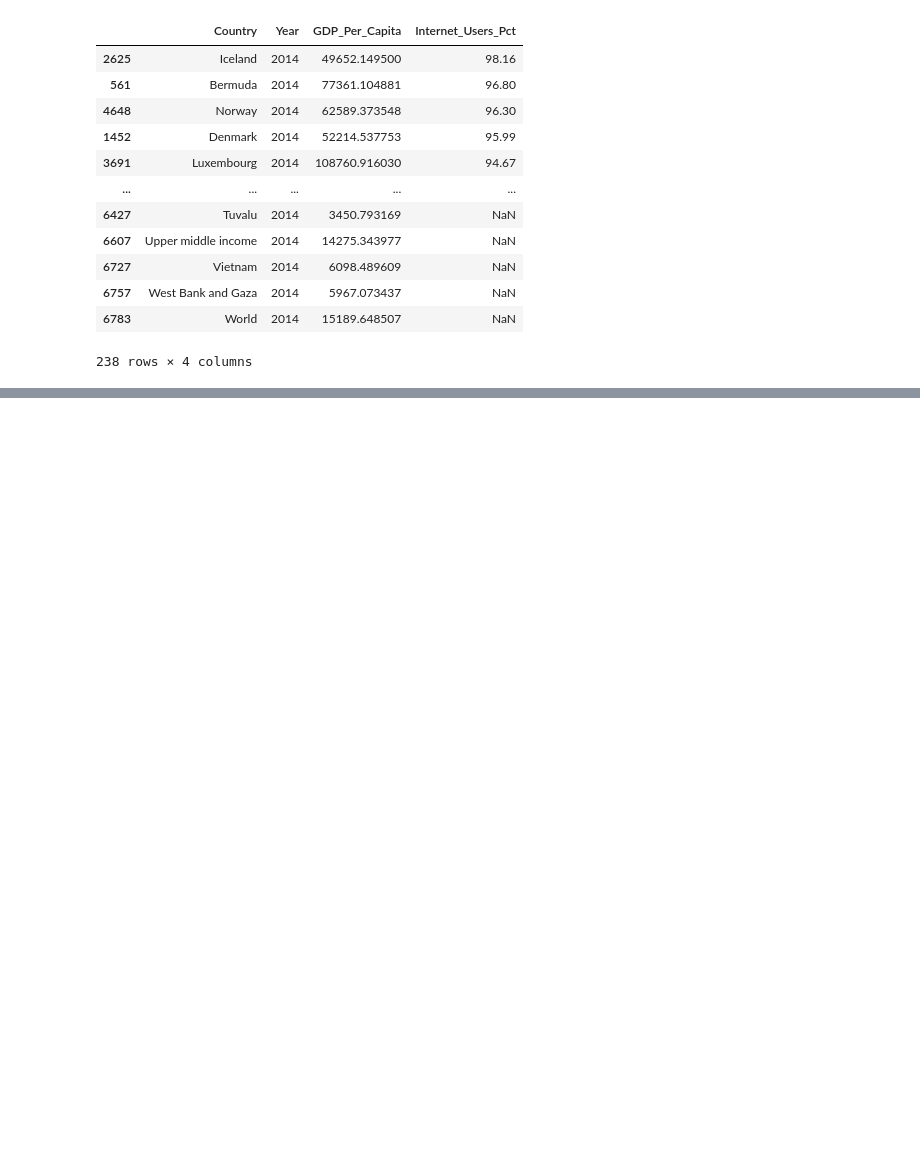
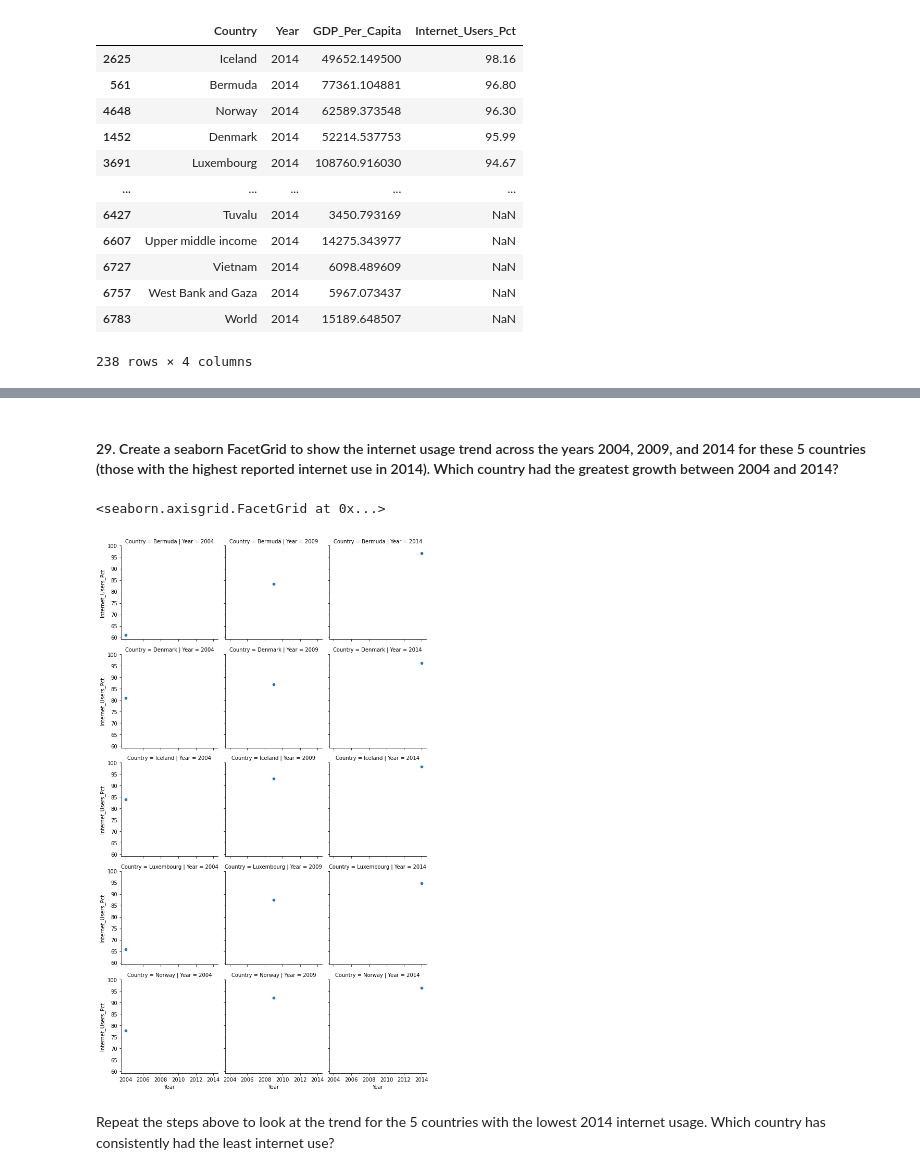
Before and after one commit to NSS-Data-Analytics-Cohort-6/gdp-and-internet-usage-robschulteis, a Jupyter notebook: notebook/GDP .ipynb, the cells around one changed output, grey strips where cells are left out. Drawn from its saved outputs; the diff is of its cells as text; code cells hidden in the pictures; blank space fills up the shorter version.

```diff
--- a/notebook/GDP .ipynb
+++ b/notebook/GDP .ipynb
@@ -171,9 +171,9 @@ print(gdp_df.tail())
 # %%
 df_2004 = gdp_and_internet_use[gdp_and_internet_use.Year == 2004]
 df_2009 = gdp_and_internet_use[gdp_and_internet_use.Year == 2009]
-df_2012 = gdp_and_internet_use[gdp_and_internet_use.Year == 2012]
+df_2014 = gdp_and_internet_use[gdp_and_internet_use.Year == 2014]
 
-subset_df = pd.concat([df_2004, df_2009, df_2012])
+subset_df = pd.concat([df_2004, df_2009, df_2014])
 
 print(subset_df)
 # %% [output]
@@ -369,0 +372,3 @@ plt.hist(df_2014.Internet_Users_Pct); #No
+# %%
+top_5_2014 = df_2014.nlargest(5, "Internet_Users_Pct")
+print(top_5_2014)
@@ -369,0 +384,7 @@ plt.hist(df_2014.Internet_Users_Pct); #No
+# %%
+top_5_internet = pd.merge(subset_df, top_5_2014, how='inner', on=['Country'])
+top_5_internet = top_5_internet.drop(columns=['Year_y', 'GDP_Per_Capita_y','Internet_Users_Pct_y'])
+top_5_internet.rename(
+    columns={"Year_x" : "Year",
+                "GDP_Per_Capita_x" : "GDP_Per_Capita", "Internet_Users_Pct_x" : "Internet_Users_Pct"}
+          ,inplace=True)
@@ -369,0 +411,12 @@ plt.hist(df_2014.Internet_Users_Pct); #No
+# %% [markdown]
+#### 29. Create a seaborn FacetGrid to show the internet usage trend across the years 2004, 2009, and 2014 for these 5 countries (those with the highest reported internet use in 2014). Which country had the greatest growth between 2004 and 2014?
+# %%
+s = sns.FacetGrid(top_5_internet, col="Year", row="Country")
+s.map(sns.scatterplot, "Year", "Internet_Users_Pct")
+
+#Bermuda
+# %% [output]
+<seaborn.axisgrid.FacetGrid at 0x...>
+[figure, added]
+# %% [markdown]
+Repeat the steps above to look at the trend for the 5 countries with the lowest 2014 internet usage. Which country has consistently had the least internet use?
```
Also changed, not shown: parts of 45 cells of this notebook.
